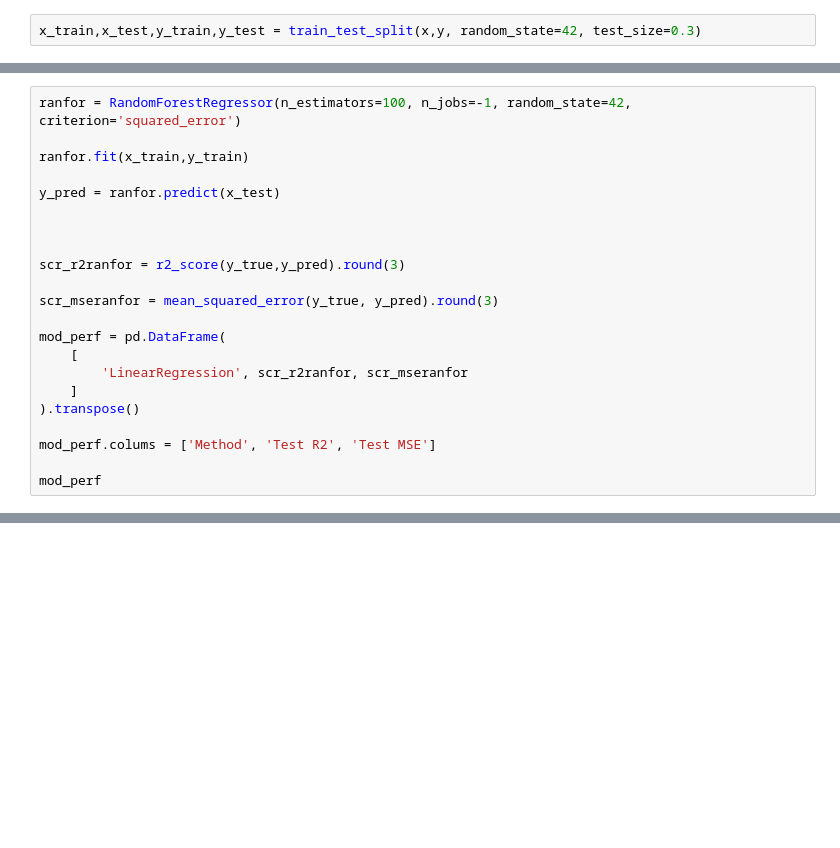
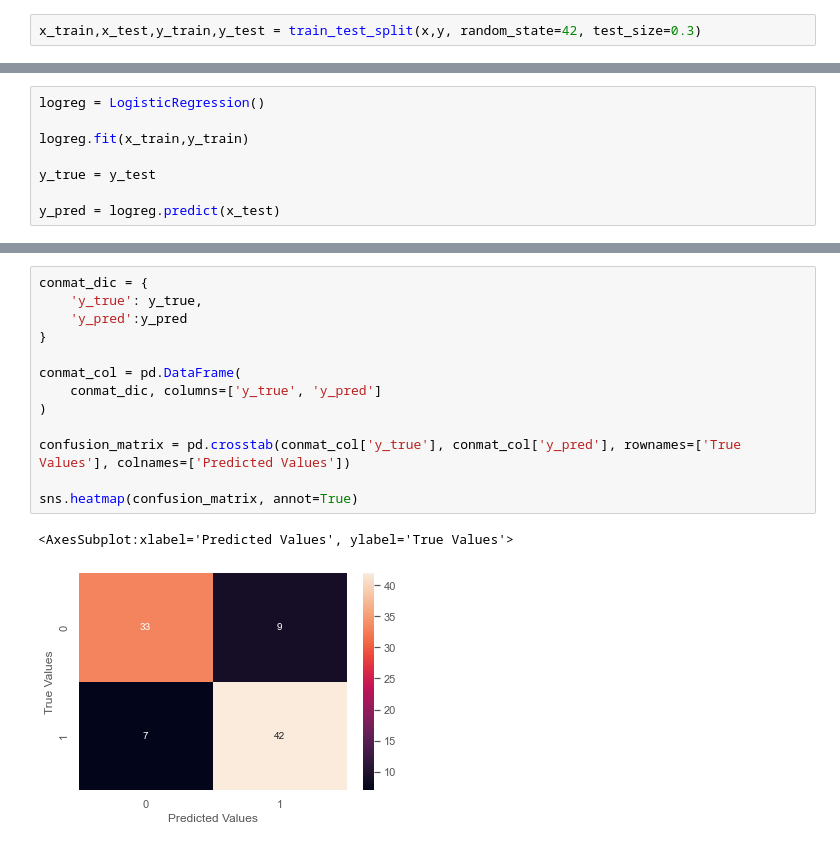
Before and after one commit to Omuk/Reborn, a Jupyter notebook: Data Practice/Practice_Field.ipynb, the cells around one changed output, grey strips where cells are left out. Cells and saved outputs as stored; diff of their text form; blank space fills up the shorter version.

```diff
--- a/Data Practice/Practice_Field.ipynb
+++ b/Data Practice/Practice_Field.ipynb
@@ -131,22 +109,0 @@ mod_perf
-# %%
-ranfor = RandomForestRegressor(n_estimators=100, n_jobs=-1, random_state=42, criterion='squared_error')
-
-ranfor.fit(x_train,y_train)
-
-y_pred = ranfor.predict(x_test)
-
-
-
-scr_r2ranfor = r2_score(y_true,y_pred).round(3)
-
-scr_mseranfor = mean_squared_error(y_true, y_pred).round(3)
-
-mod_perf = pd.DataFrame(
-    [
-        'LinearRegression', scr_r2ranfor, scr_mseranfor
-    ]
-).transpose()
-
-mod_perf.colums = ['Method', 'Test R2', 'Test MSE']
-
-mod_perf
@@ -155,0 +110,8 @@ mod_perf
+# %%
+logreg = LogisticRegression()
+
+logreg.fit(x_train,y_train)
+
+y_true = y_test
+
+y_pred = logreg.predict(x_test)
@@ -155,0 +134,16 @@ mod_perf
+# %%
+conmat_dic = {
+    'y_true': y_true,
+    'y_pred':y_pred
+}
+
+conmat_col = pd.DataFrame(
+    conmat_dic, columns=['y_true', 'y_pred']
+)
+
+confusion_matrix = pd.crosstab(conmat_col['y_true'], conmat_col['y_pred'], rownames=['True Values'], colnames=['Predicted Values'])
+
+sns.heatmap(confusion_matrix, annot=True)
+# %% [output]
+<AxesSubplot:xlabel='Predicted Values', ylabel='True Values'>
+[figure, added]
```
Also changed, not shown: parts of 16 cells of this notebook.
